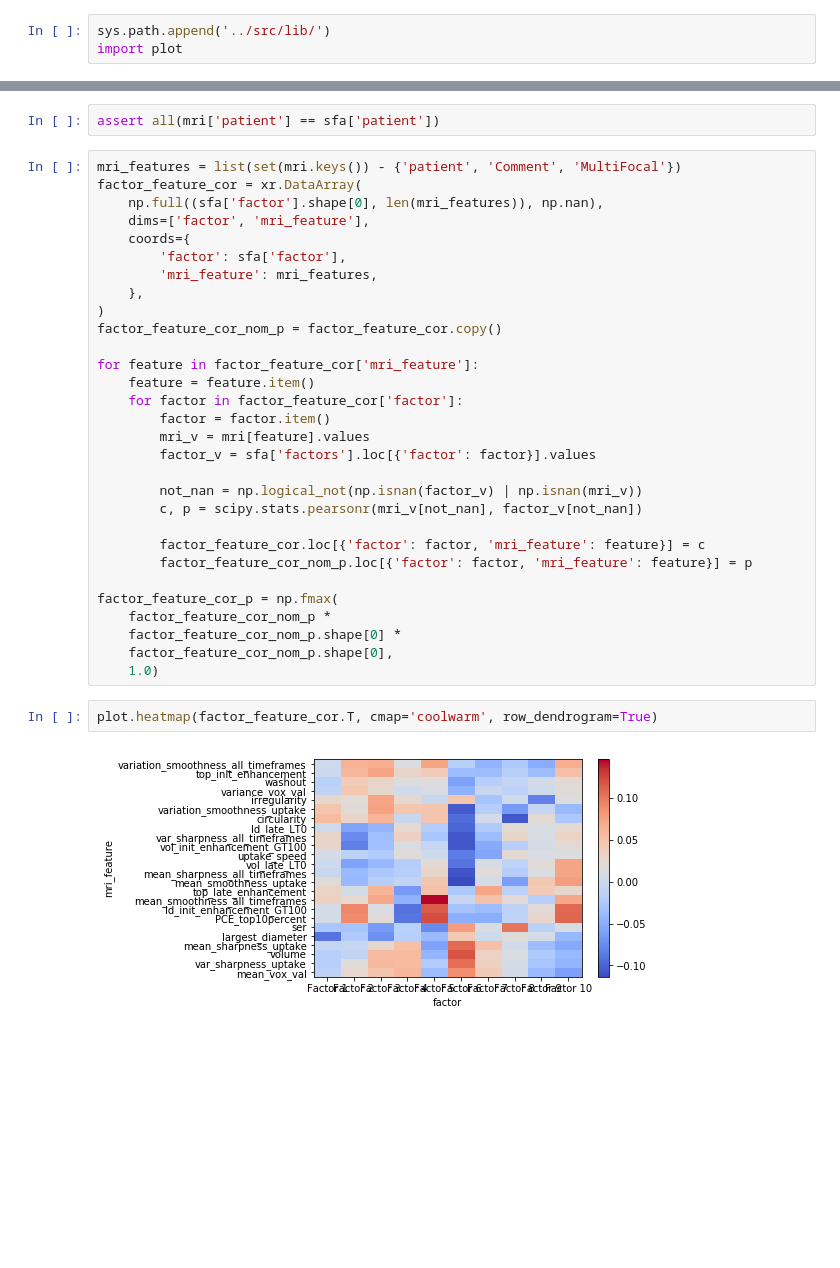
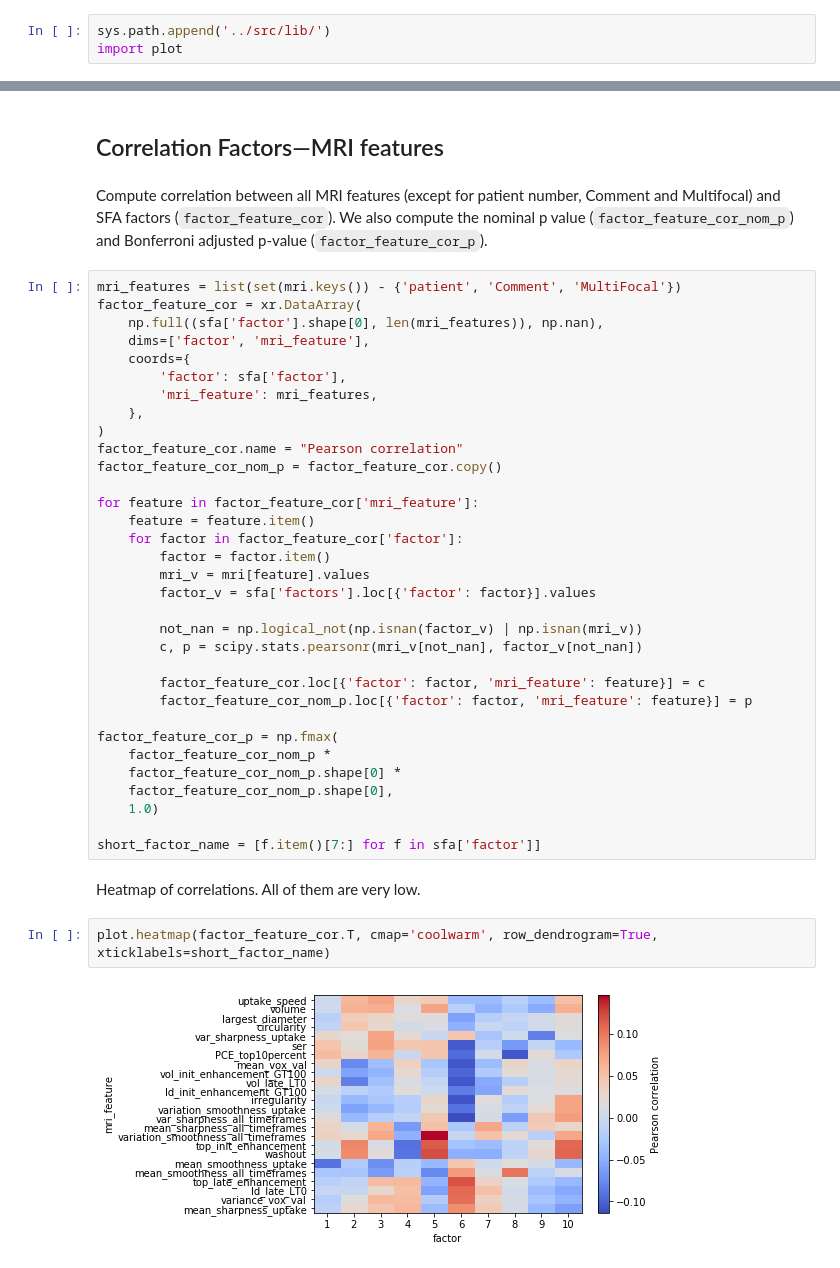
Before and after one commit to NKI-CCB/imagene-analysis, a Jupyter notebook: notebooks/tycho-analyze-sfa-with-features.ipynb, the cells around one changed output, grey strips where cells are left out. Cells and saved outputs as stored; diff of their text form; blank space fills up the shorter version.

```diff
--- a/notebooks/tycho-analyze-sfa-with-features.ipynb
+++ b/notebooks/tycho-analyze-sfa-with-features.ipynb
@@ -39,8 +43,10 @@ Data variables:
     variation_smoothness_uptake          (patient) float64 3.197 1.607 3.3 ...
     mean_smoothness_uptake               (patient) float64 0.5605 0.539 ...
     PCE_top10percent                     (patient) float64 0.3728 0.277 ...
-# %%
-assert all(mri['patient'] == sfa['patient'])
+# %% [markdown]
+## Correlation Factors—MRI features ##
+# %% [markdown]
+Compute correlation between all MRI features (except for patient number, Comment and Multifocal) and SFA factors (`factor_feature_cor`). We also compute the nominal p value (`factor_feature_cor_nom_p`) and Bonferroni adjusted p-value (`factor_feature_cor_p`).
 # %%
 mri_features = list(set(mri.keys()) - {'patient', 'Comment', 'MultiFocal'})
 factor_feature_cor = xr.DataArray(
@@ -51,6 +57,7 @@ factor_feature_cor = xr.DataArray(
         'mri_feature': mri_features,
     },
 )
+factor_feature_cor.name = "Pearson correlation"
 factor_feature_cor_nom_p = factor_feature_cor.copy()
 
 for feature in factor_feature_cor['mri_feature']:
@@ -71,7 +78,11 @@ factor_feature_cor_p = np.fmax(
     factor_feature_cor_nom_p.shape[0] *
     factor_feature_cor_nom_p.shape[0],
     1.0)
+
+short_factor_name = [f.item()[7:] for f in sfa['factor']]
+# %% [markdown]
+Heatmap of correlations. All of them are very low.
 # %%
-plot.heatmap(factor_feature_cor.T, cmap='coolwarm', row_dendrogram=True)
+plot.heatmap(factor_feature_cor.T, cmap='coolwarm', row_dendrogram=True, xticklabels=short_factor_name)
 # %% [output]
-[figure, old version]
+[figure, new version]
```
Also changed, not shown: parts of 8 cells of this notebook.
